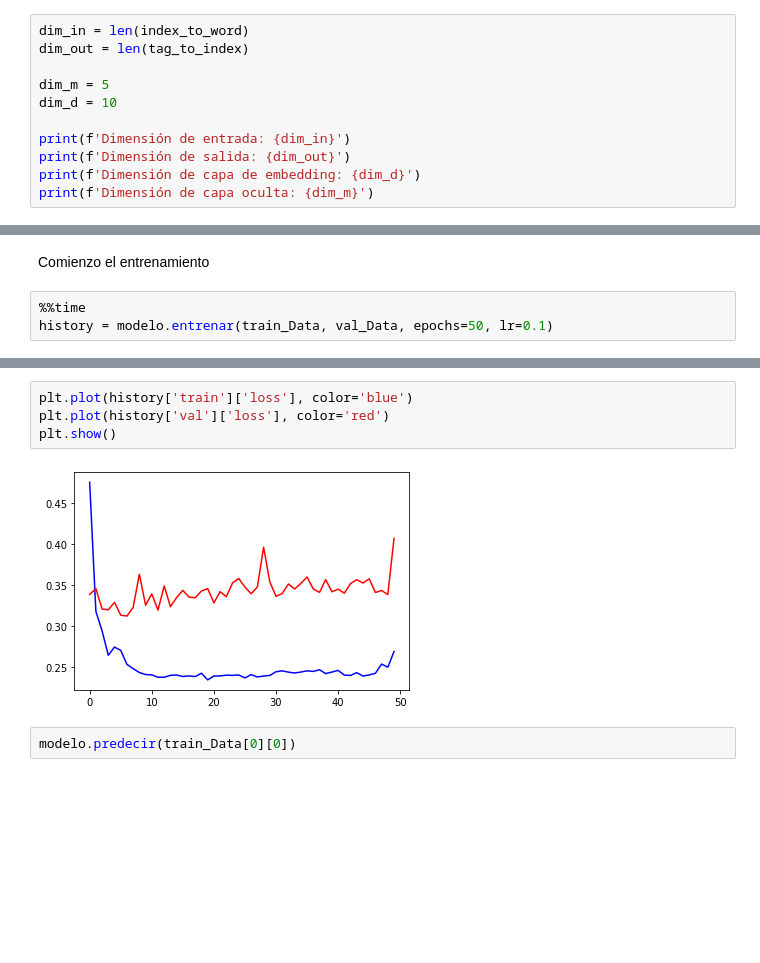
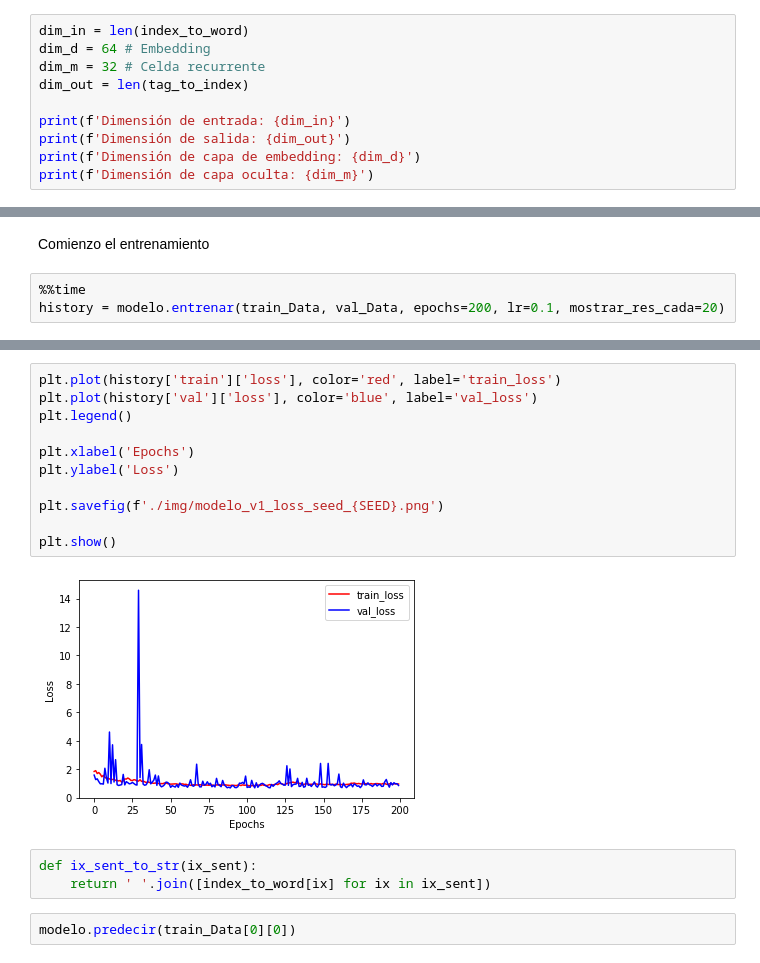
Before and after one commit to gandresto/PLN-2020-2, a Jupyter notebook: Prácticas/3/p3-ner.ipynb, the cells around one changed output, grey strips where cells are left out. Drawn from its saved outputs; the diff is of its cells as text; blank space fills up the shorter version.

```diff
--- a/Prácticas/3/p3-ner.ipynb
+++ b/Prácticas/3/p3-ner.ipynb
@@ -297,9 +283,8 @@ $$ R(y, \hat{y}) = -\frac1N \sum_{i=0}^Ny\log\hat{y_i} $$
 # %%
 dim_in = len(index_to_word)
+dim_d = 64 # Embedding
+dim_m = 32 # Celda recurrente
 dim_out = len(tag_to_index)
-
-dim_m = 5
-dim_d = 10
 
 print(f'Dimensión de entrada: {dim_in}')
 print(f'Dimensión de salida: {dim_out}')
@@ -638,5 +564,5 @@ modelo.inicializar_pesos()
 Comienzo el entrenamiento
 # %%
 %%time
-history = modelo.entrenar(train_Data, val_Data, epochs=50, lr=0.1)
+history = modelo.entrenar(train_Data, val_Data, epochs=200, lr=0.1, mostrar_res_cada=20)
 # %% [output]
@@ -655,9 +586,19 @@ Wall time: 2min 50s
 # %%
-plt.plot(history['train']['loss'], color='blue')
-plt.plot(history['val']['loss'], color='red')
+plt.plot(history['train']['loss'], color='red', label='train_loss')
+plt.plot(history['val']['loss'], color='blue', label='val_loss')
+plt.legend()
+
+plt.xlabel('Epochs')
+plt.ylabel('Loss')
+
+plt.savefig(f'./img/modelo_v1_loss_seed_{SEED}.png')
+
 plt.show()
 # %% [output]
-[figure, old version]
+[figure, new version]
+# %%
+def ix_sent_to_str(ix_sent):
+    return ' '.join([index_to_word[ix] for ix in ix_sent])
 # %%
 modelo.predecir(train_Data[0][0])
 # %% [output]
```
Also changed, not shown: parts of 9 cells of this notebook, 1 other file.
